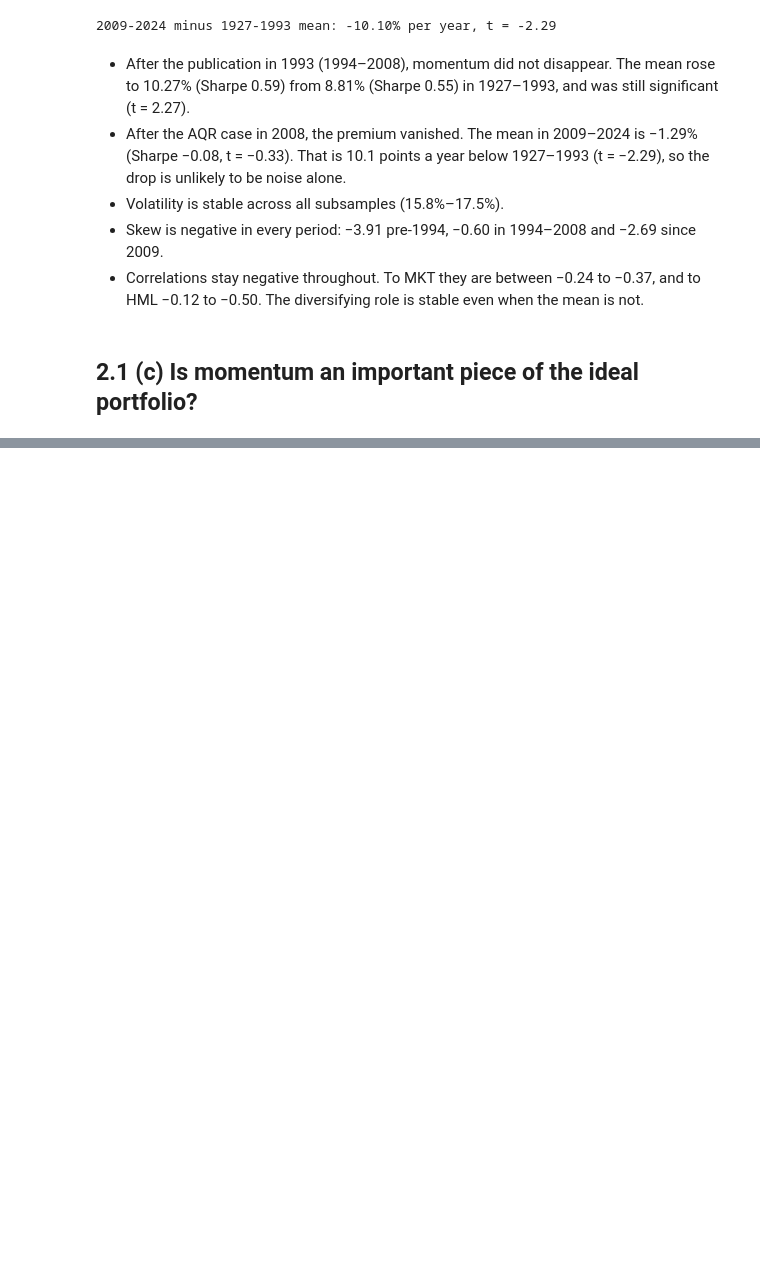
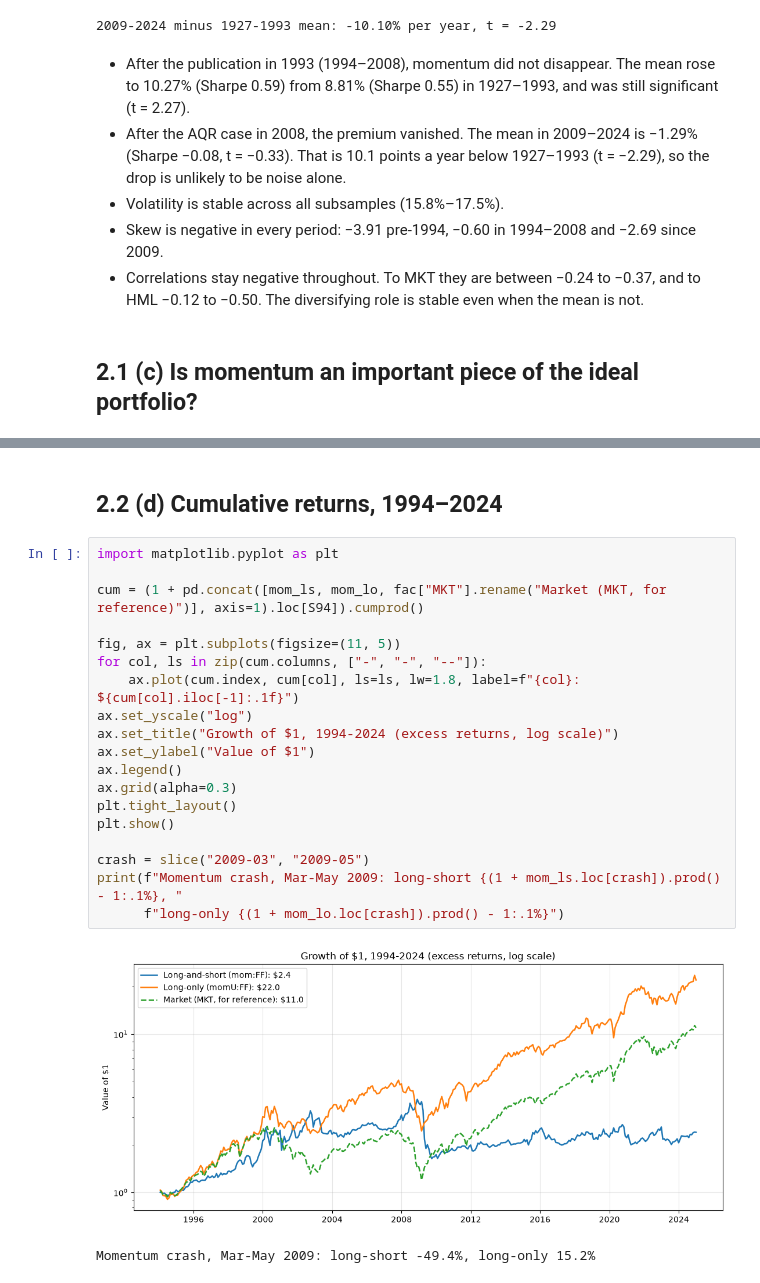
Before and after one commit to Brendon-Wang/finm-36700portfolio, a Jupyter notebook: hw6/aqr_momentum/aqr_momentum.ipynb, the cells around one changed output, grey strips where cells are left out. Cells and saved outputs as stored; diff of their text form; blank space fills up the shorter version.

Commit message:
HW6 AQR Momentum: complete 2.2-2.5; fix typos in 2.1(c)

```diff
--- a/hw6/aqr_momentum/aqr_momentum.ipynb
+++ b/hw6/aqr_momentum/aqr_momentum.ipynb
@@ -105,0 +145,24 @@ Aftern with a zero mean after setting momentum's mean to zero (as if transaction
+# %% [markdown]
+## 2.2 (d) Cumulative returns, 1994–2024
+# %%
+import matplotlib.pyplot as plt
+
+cum = (1 + pd.concat([mom_ls, mom_lo, fac["MKT"].rename("Market (MKT, for reference)")], axis=1).loc[S94]).cumprod()
+
+fig, ax = plt.subplots(figsize=(11, 5))
+for col, ls in zip(cum.columns, ["-", "-", "--"]):
+    ax.plot(cum.index, cum[col], ls=ls, lw=1.8, label=f"{col}: ${cum[col].iloc[-1]:.1f}")
+ax.set_yscale("log")
+ax.set_title("Growth of $1, 1994-2024 (excess returns, log scale)")
+ax.set_ylabel("Value of $1")
+ax.legend()
+ax.grid(alpha=0.3)
+plt.tight_layout()
+plt.show()
+
+crash = slice("2009-03", "2009-05")
+print(f"Momentum crash, Mar-May 2009: long-short {(1 + mom_ls.loc[crash]).prod() - 1:.1%}, "
+      f"long-only {(1 + mom_lo.loc[crash]).prod() - 1:.1%}")
+# %% [output]
+[figure, added]
+Momentum crash, Mar-May 2009: long-short -49.4%, long-only 15.2%
```
Also changed, not shown: parts of 12 cells of this notebook.
